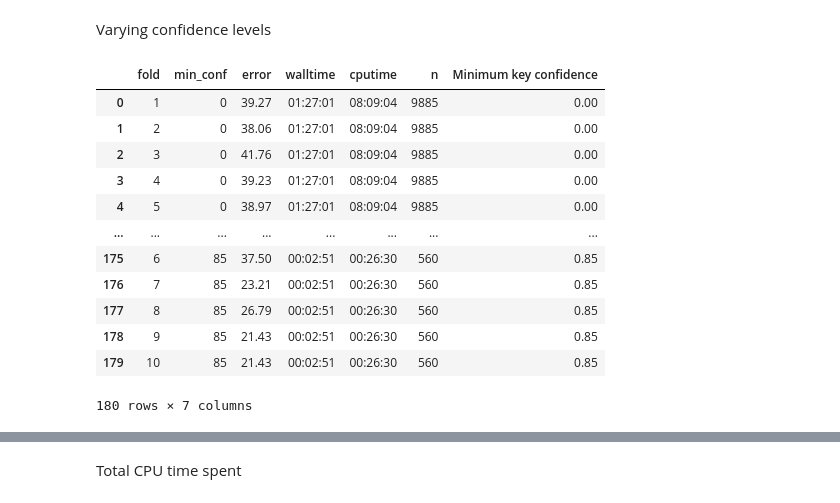
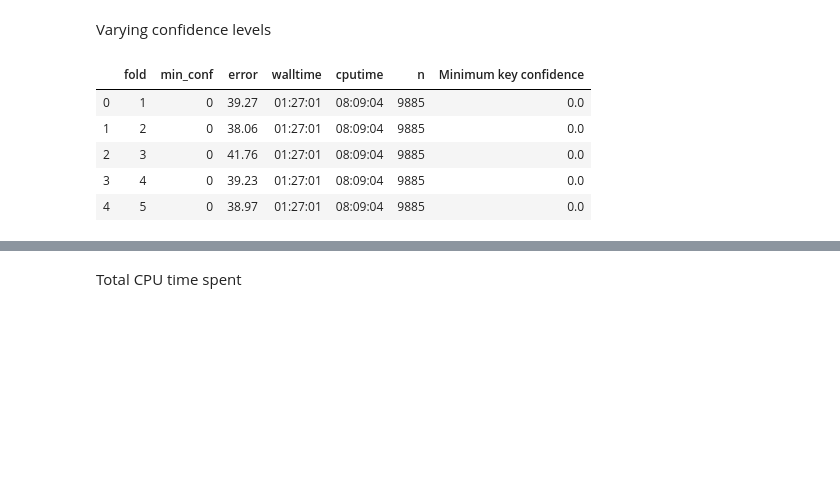
Before and after one commit to Machine-Learning-MSc-RUG/Key-Recognition, a Jupyter notebook: src/peregrine_results.ipynb, the cells around one changed output, grey strips where cells are left out. Drawn from its saved outputs; the diff is of its cells as text; code cells hidden in the pictures; blank space fills up the shorter version.

```diff
--- a/src/peregrine_results.ipynb
+++ b/src/peregrine_results.ipynb
@@ -127,19 +122,13 @@ Varying confidence levels
 # %%
 confdata = pd.read_csv('../results/17902559.csv')
 confdata = confdata.rename(columns={'hyperparam': 'min_conf'})
 confdata['Minimum key confidence'] = confdata['min_conf'] / 100
-confdata
+confdata = confdata.loc[confdata['Minimum key confidence'].isin(np.linspace(0, 1.0, 11))]
+confdata.head()
 # %% [output]
 |  | fold | min_conf | error | walltime | cputime | n | Minimum key confidence |
-| 0 | 1 | 0 | 39.27 | 01:27:01 | 08:09:04 | 9885 | 0.00 |
-| 1 | 2 | 0 | 38.06 | 01:27:01 | 08:09:04 | 9885 | 0.00 |
-| 2 | 3 | 0 | 41.76 | 01:27:01 | 08:09:04 | 9885 | 0.00 |
-| 3 | 4 | 0 | 39.23 | 01:27:01 | 08:09:04 | 9885 | 0.00 |
-| 4 | 5 | 0 | 38.97 | 01:27:01 | 08:09:04 | 9885 | 0.00 |
-| ... | ... | ... | ... | ... | ... | ... | ... |
-| 175 | 6 | 85 | 37.50 | 00:02:51 | 00:26:30 | 560 | 0.85 |
-| 176 | 7 | 85 | 23.21 | 00:02:51 | 00:26:30 | 560 | 0.85 |
-| 177 | 8 | 85 | 26.79 | 00:02:51 | 00:26:30 | 560 | 0.85 |
-| 178 | 9 | 85 | 21.43 | 00:02:51 | 00:26:30 | 560 | 0.85 |
-| 179 | 10 | 85 | 21.43 | 00:02:51 | 00:26:30 | 560 | 0.85 |
+| 0 | 1 | 0 | 39.27 | 01:27:01 | 08:09:04 | 9885 | 0.0 |
+| 1 | 2 | 0 | 38.06 | 01:27:01 | 08:09:04 | 9885 | 0.0 |
+| 2 | 3 | 0 | 41.76 | 01:27:01 | 08:09:04 | 9885 | 0.0 |
+| 3 | 4 | 0 | 39.23 | 01:27:01 | 08:09:04 | 9885 | 0.0 |
+| 4 | 5 | 0 | 38.97 | 01:27:01 | 08:09:04 | 9885 | 0.0 |
-180 rows × 7 columns
```
Also changed, not shown: parts of 4 cells of this notebook.
